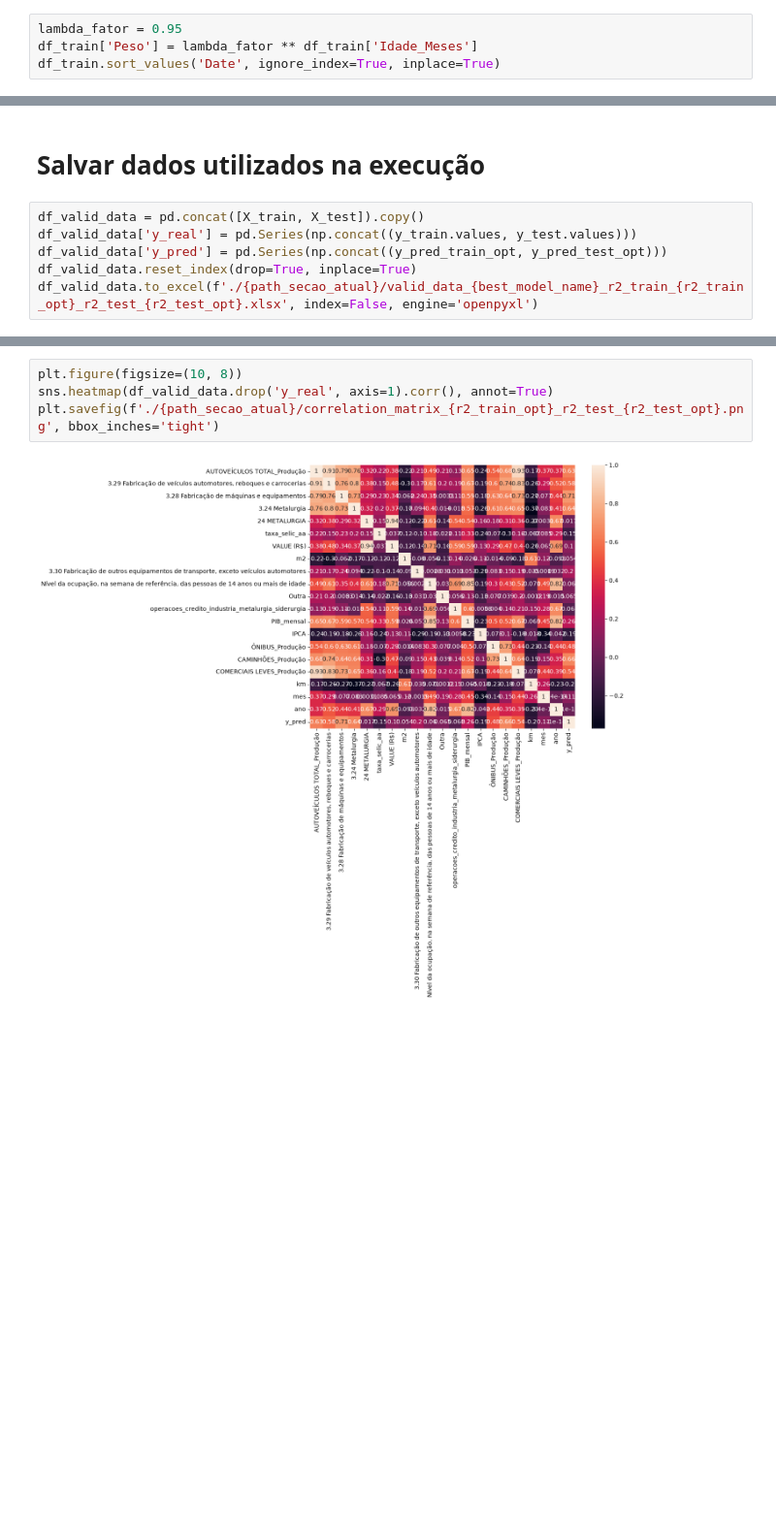
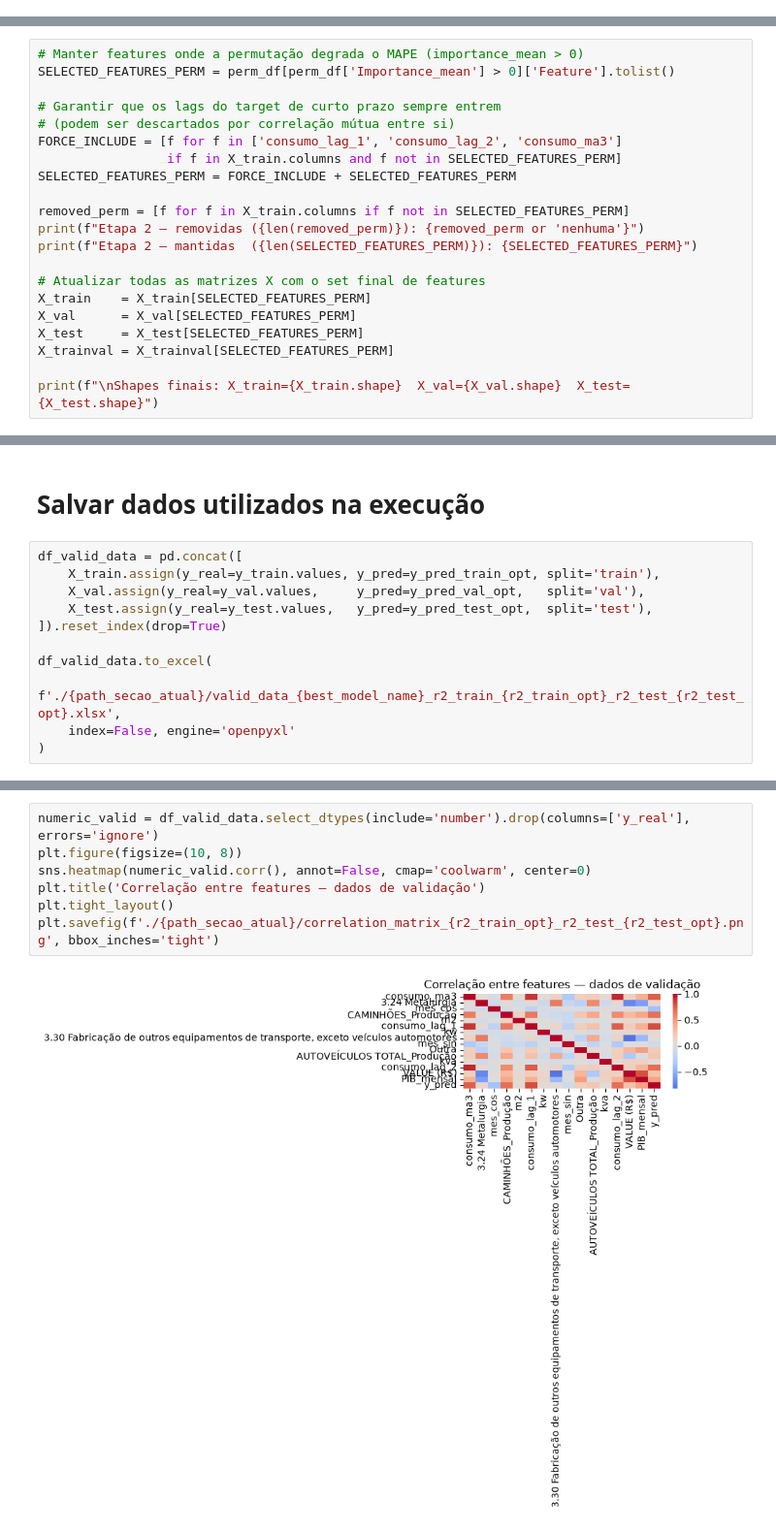
Before and after one commit to thiago2608santana/steel-demand-forecast, a Jupyter notebook: notebooks/exploracao_tabela_mestre.ipynb, the cells around one changed output, grey strips where cells are left out. Shown at 97% size. Drawn from its saved outputs; the diff is of its cells as text; blank space fills up the shorter version.

```diff
--- a/notebooks/exploracao_tabela_mestre.ipynb
+++ b/notebooks/exploracao_tabela_mestre.ipynb
@@ -262,4 +286,0 @@ df_train['Idade_Meses'] = df_train.index
-# %%
-lambda_fator = 0.95
-df_train['Peso'] = lambda_fator ** df_train['Idade_Meses']
-df_train.sort_values('Date', ignore_index=True, inplace=True)
@@ -343,0 +433,21 @@ Name: Consumo Aparente, dtype: float64
+# %%
+# Manter features onde a permutação degrada o MAPE (importance_mean > 0)
+SELECTED_FEATURES_PERM = perm_df[perm_df['Importance_mean'] > 0]['Feature'].tolist()
+
+# Garantir que os lags do target de curto prazo sempre entrem
+# (podem ser descartados por correlação mútua entre si)
+FORCE_INCLUDE = [f for f in ['consumo_lag_1', 'consumo_lag_2', 'consumo_ma3']
+                 if f in X_train.columns and f not in SELECTED_FEATURES_PERM]
+SELECTED_FEATURES_PERM = FORCE_INCLUDE + SELECTED_FEATURES_PERM
+
+removed_perm = [f for f in X_train.columns if f not in SELECTED_FEATURES_PERM]
+print(f"Etapa 2 — removidas ({len(removed_perm)}): {removed_perm or 'nenhuma'}")
+print(f"Etapa 2 — mantidas  ({len(SELECTED_FEATURES_PERM)}): {SELECTED_FEATURES_PERM}")
+
+# Atualizar todas as matrizes X com o set final de features
+X_train    = X_train[SELECTED_FEATURES_PERM]
+X_val      = X_val[SELECTED_FEATURES_PERM]
+X_test     = X_test[SELECTED_FEATURES_PERM]
+X_trainval = X_trainval[SELECTED_FEATURES_PERM]
+
+print(f"\nShapes finais: X_train={X_train.shape}  X_val={X_val.shape}  X_test={X_test.shape}")
@@ -498,11 +938,16 @@ pickle.dump(best_model, open(f'./{path_secao_atual}/{best_model_name}_r2_train_{
 # %% [markdown]
 # Salvar dados utilizados na execução
 # %%
-df_valid_data = pd.concat([X_train, X_test]).copy()
-df_valid_data['y_real'] = pd.Series(np.concat((y_train.values, y_test.values)))
-df_valid_data['y_pred'] = pd.Series(np.concat((y_pred_train_opt, y_pred_test_opt)))
-df_valid_data.reset_index(drop=True, inplace=True)
-df_valid_data.to_excel(f'./{path_secao_atual}/valid_data_{best_model_name}_r2_train_{r2_train_opt}_r2_test_{r2_test_opt}.xlsx', index=False, engine='openpyxl')
+df_valid_data = pd.concat([
+    X_train.assign(y_real=y_train.values, y_pred=y_pred_train_opt, split='train'),
+    X_val.assign(y_real=y_val.values,     y_pred=y_pred_val_opt,   split='val'),
+    X_test.assign(y_real=y_test.values,   y_pred=y_pred_test_opt,  split='test'),
+]).reset_index(drop=True)
+
+df_valid_data.to_excel(
+    f'./{path_secao_atual}/valid_data_{best_model_name}_r2_train_{r2_train_opt}_r2_test_{r2_test_opt}.xlsx',
+    index=False, engine='openpyxl'
+)
 # %%
 df_valid_data.head()
 # %% [output]
@@ -519,9 +964,12 @@ df_valid_data.shape
 # %%
+numeric_valid = df_valid_data.select_dtypes(include='number').drop(columns=['y_real'], errors='ignore')
 plt.figure(figsize=(10, 8))
-sns.heatmap(df_valid_data.drop('y_real', axis=1).corr(), annot=True)
+sns.heatmap(numeric_valid.corr(), annot=False, cmap='coolwarm', center=0)
+plt.title('Correlação entre features — dados de validação')
+plt.tight_layout()
 plt.savefig(f'./{path_secao_atual}/correlation_matrix_{r2_train_opt}_r2_test_{r2_test_opt}.png', bbox_inches='tight')
 # %% [output]
-[figure, old version]
+[figure, new version]
 # %%
 plt.figure(figsize=(8,6))
 plt.scatter(y_test.values, y_pred_test_opt, alpha=0.5)
```
Also changed, not shown: parts of 50 cells of this notebook, 3 other files.
